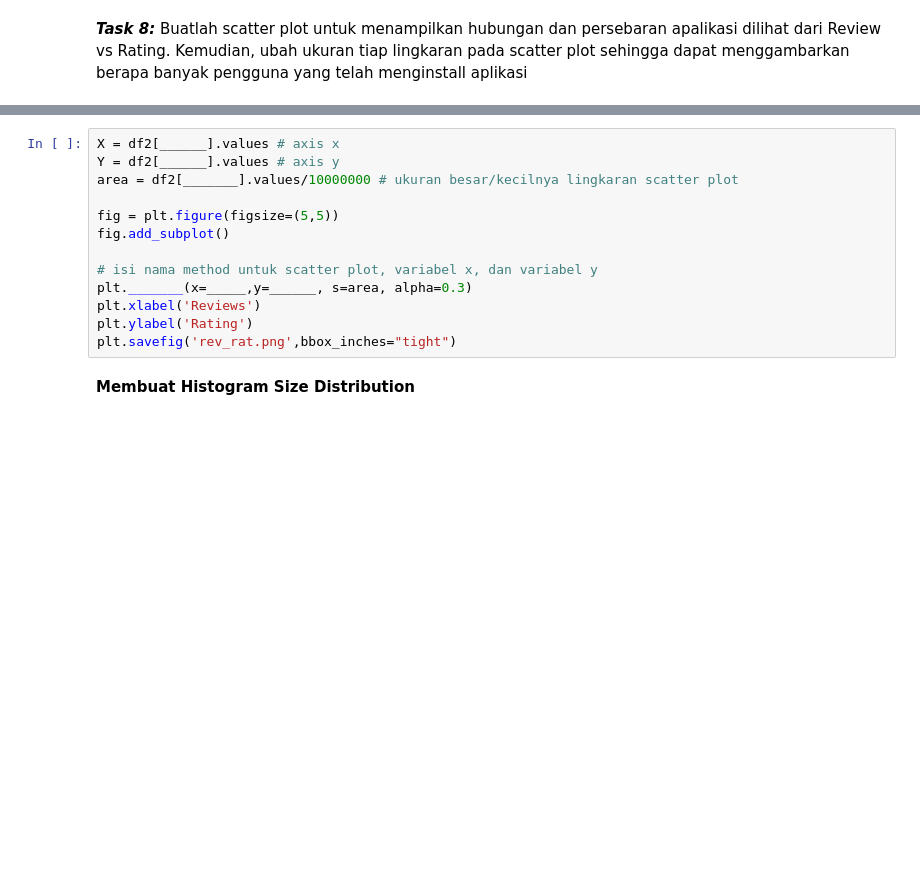
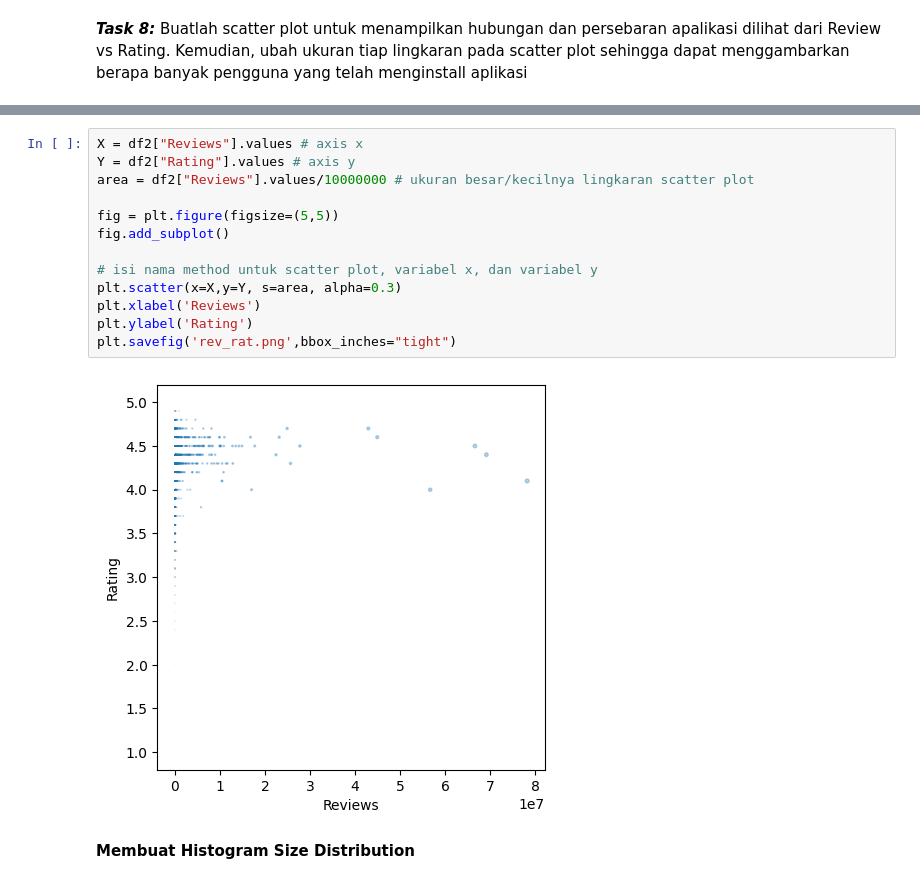
Before and after one commit to stanlys96/Flask-Dashboard, a Jupyter notebook: flask-ui-skeleton.ipynb, the cells around one changed output, grey strips where cells are left out. Saved outputs shown, nothing was run; the diff lists cells and outputs as text; blank space fills up the shorter version.

```diff
--- a/flask-ui-skeleton.ipynb
+++ b/flask-ui-skeleton.ipynb
@@ -274,18 +316,20 @@ Apabila menuliskan kode program yang tepat, maka akan menghasilkan visualisasi s
 
 ![rev_rat.png](rev_rat.png)
 # %%
-X = df2[______].values # axis x
-Y = df2[______].values # axis y
-area = df2[_______].values/10000000 # ukuran besar/kecilnya lingkaran scatter plot
+X = df2["Reviews"].values # axis x
+Y = df2["Rating"].values # axis y
+area = df2["Reviews"].values/10000000 # ukuran besar/kecilnya lingkaran scatter plot
 
 fig = plt.figure(figsize=(5,5))
 fig.add_subplot()
 
 # isi nama method untuk scatter plot, variabel x, dan variabel y
-plt._______(x=_____,y=______, s=area, alpha=0.3)
+plt.scatter(x=X,y=Y, s=area, alpha=0.3)
 plt.xlabel('Reviews')
 plt.ylabel('Rating')
 plt.savefig('rev_rat.png',bbox_inches="tight")
+# %% [output]
+[figure, added]
 # %% [markdown]
 **Membuat Histogram Size Distribution**
 # %% [markdown]
```
Also changed, not shown: parts of 19 cells of this notebook, 5 other files.
